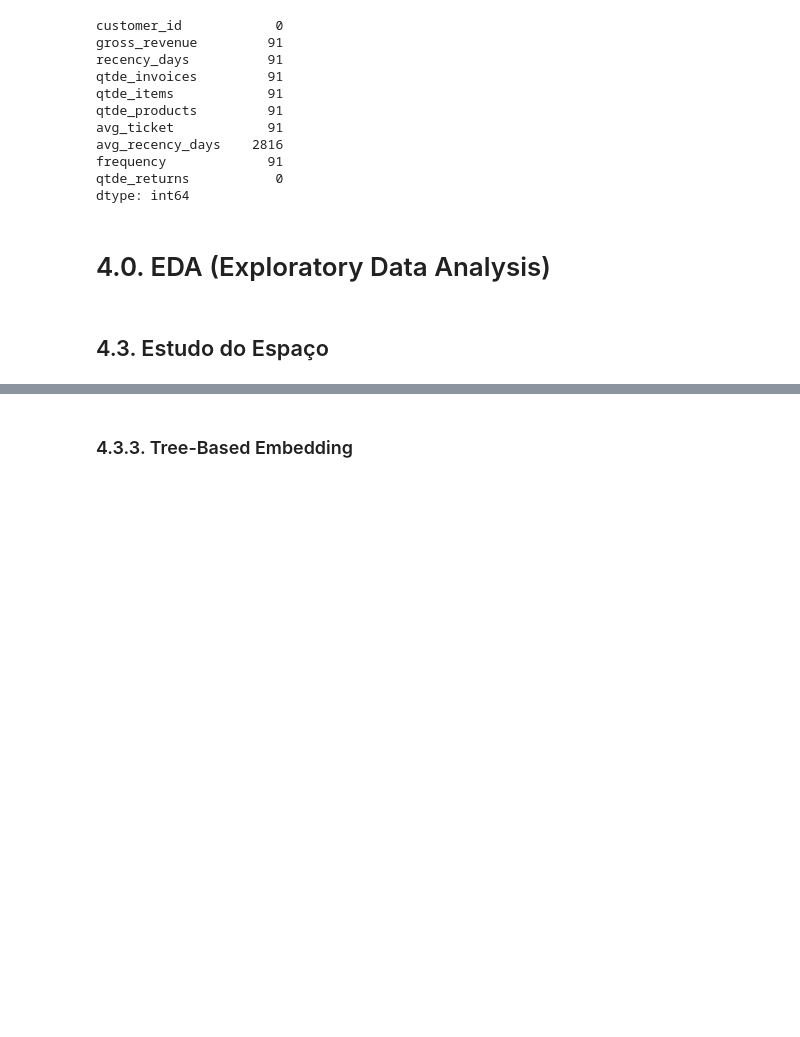
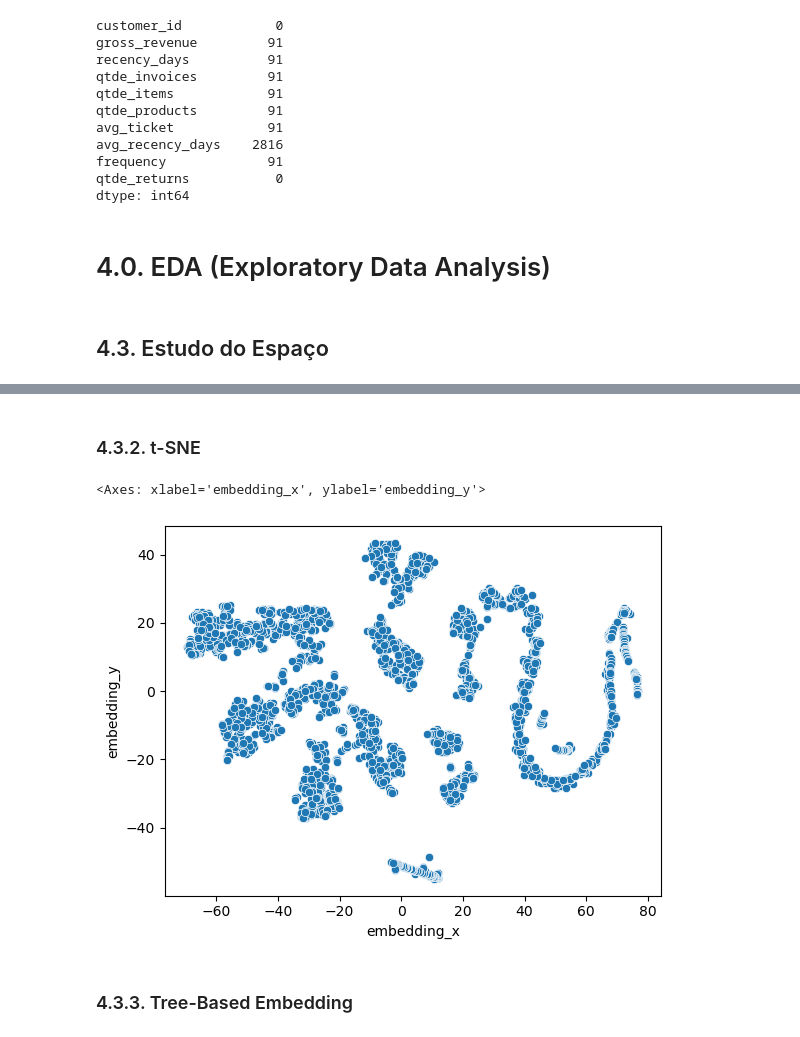
Before and after one commit to raquelEllem/insiders_clustering, a Jupyter notebook: notebooks/9.0.deploy.ipynb, the cells around one changed output, grey strips where cells are left out. Cells and saved outputs as stored; diff of their text form; code cells hidden in the pictures; blank space fills up the shorter version.

```diff
--- a/notebooks/9.0.deploy.ipynb
+++ b/notebooks/9.0.deploy.ipynb
@@ -518,3 +561,22 @@ df43['qtde_returns']           = mm.fit_transform( df43[['qtde_returns']])
+# %% [markdown]
+### 4.3.2. t-SNE
+# %%
+# Cria uma instância do reduzidor t-SNE (t-Distributed Stochastic Neighbor Embedding)
+reducer = mn.TSNE(n_components=2, n_jobs=-1, random_state=42)
+
+# Realiza a redução de dimensionalidade t-SNE nos dados em X
+embedding = reducer.fit_transform(X)
+
+# Adiciona as coordenadas de embedding aos dados do DataFrame df_pca
+df_tsne = pd.DataFrame()
+df_tsne['embedding_x'] = embedding[:, 0]
+df_tsne['embedding_y'] = embedding[:, 1]
+
+# Plota os dados no espaço t-SNE usando seaborn
+sns.scatterplot(x='embedding_x', y='embedding_y', data=df_tsne)
+# %% [output]
+<Axes: xlabel='embedding_x', ylabel='embedding_y'>
+[figure, added]
 # %% [markdown]
 ### 4.3.3. Tree-Based Embedding
 # %%
```
Also changed, not shown: parts of 38 cells of this notebook, 5 other files.
